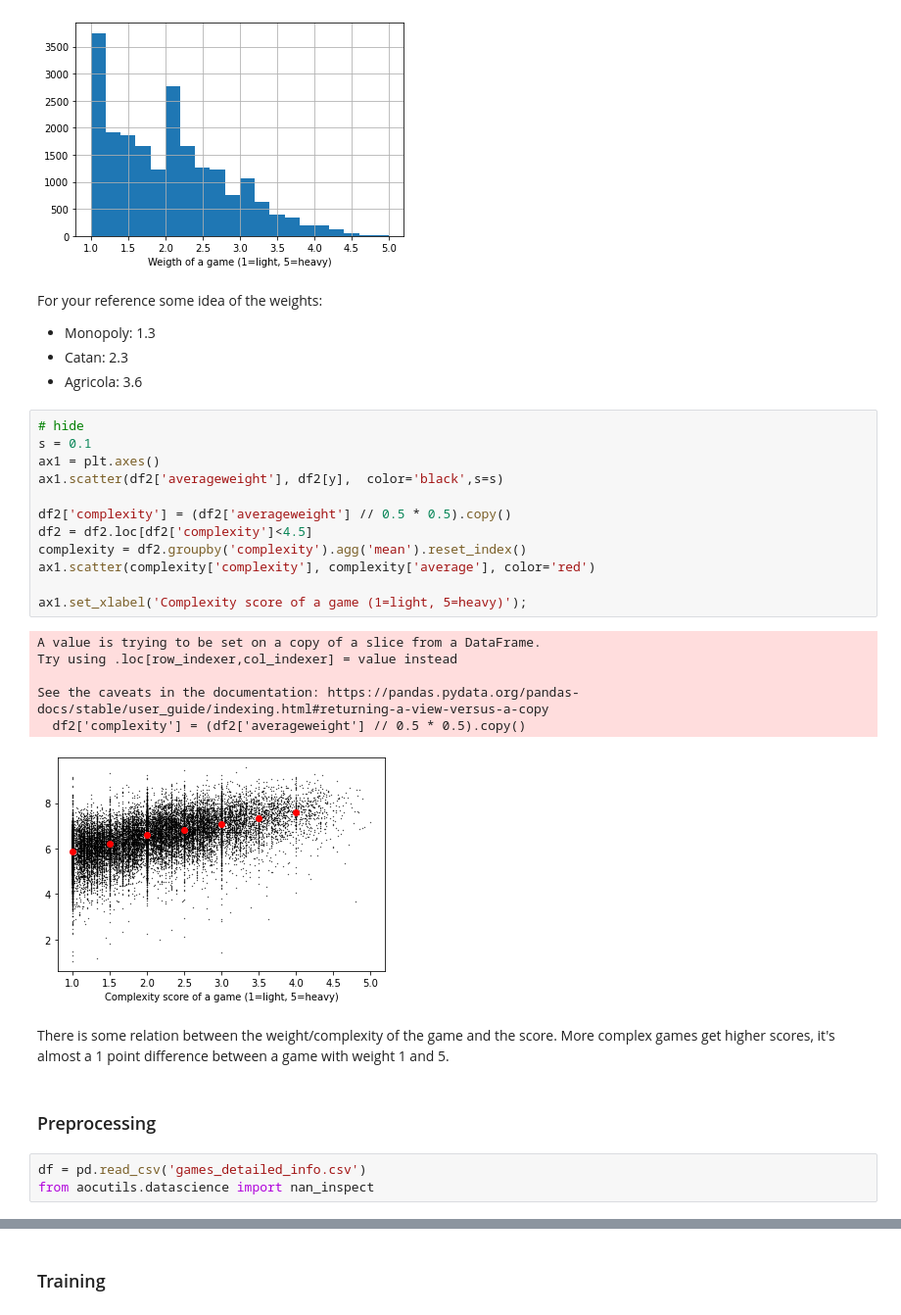
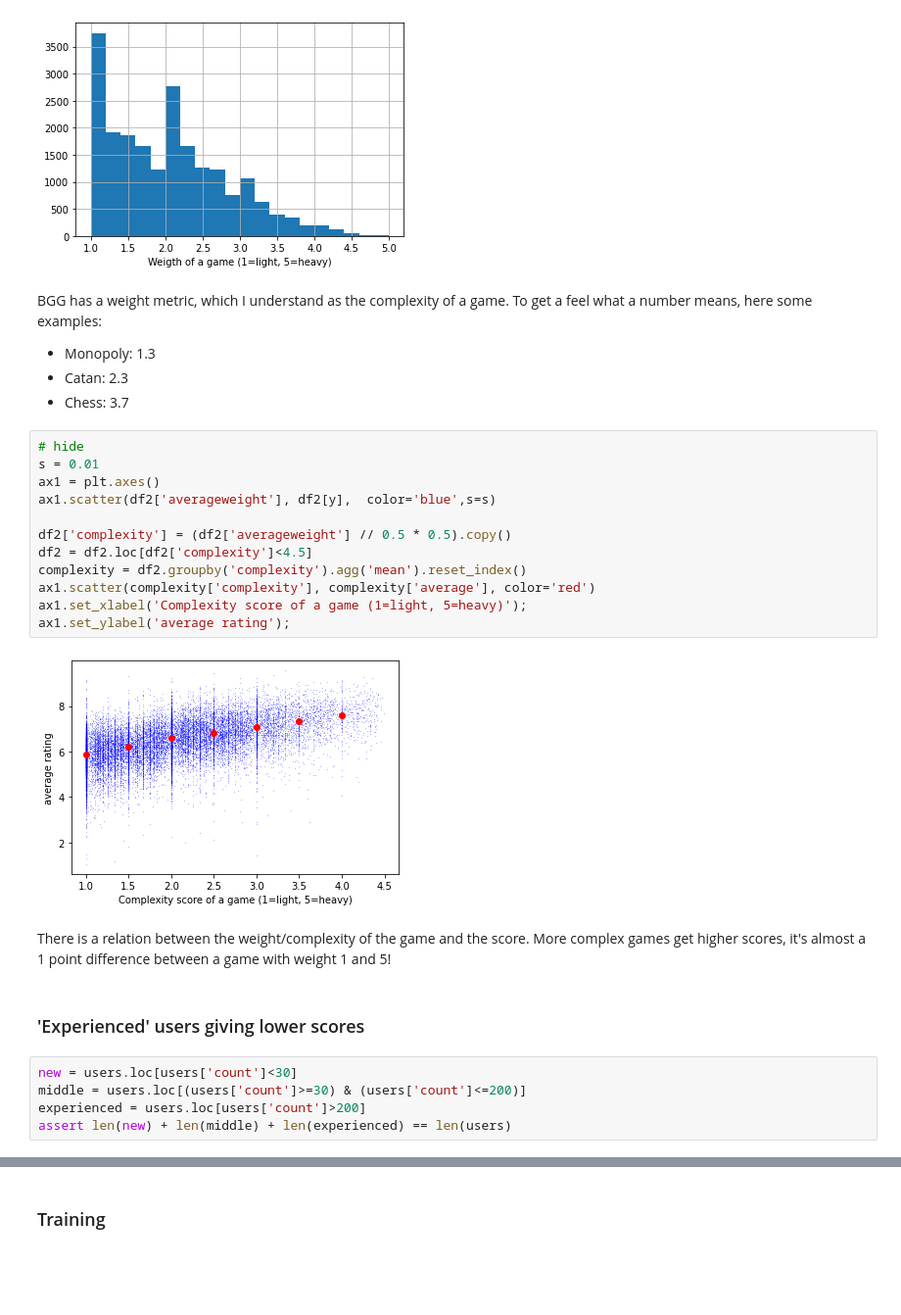
Before and after one commit to jvanelteren/boardgamegeek, a Jupyter notebook: 1Exploratory Data Analysis from housing.ipynb, the cells around one changed output, grey strips where cells are left out. Shown at 98% size. Saved outputs shown, nothing was run; the diff lists cells and outputs as text; blank space fills up the shorter version.

Commit message:
almost finished blog part

```diff
--- a/1Exploratory Data Analysis from housing.ipynb
+++ b/1Exploratory Data Analysis from housing.ipynb
@@ -154,34 +201,31 @@ ax = df2['averageweight'].hist(bins=20)
 ax.set_xlabel('Weigth of a game (1=light, 5=heavy)');
 # %% [output]
 [figure]
-# %% [markdown]
-For your reference some idea of the weights:
-* Monopoly: 1.3
-* Catan: 2.3
-* Agricola: 3.6
+# %% [markdown]
+BGG has a weight metric, which I understand as the complexity of a game. To get a feel what a number means, here some examples:
+* Monopoly: 1.3
+* Catan: 2.3
+* Chess: 3.7
 # %%
 # hide
-s = 0.1
+s = 0.01
 ax1 = plt.axes()
-ax1.scatter(df2['averageweight'], df2[y],  color='black',s=s)
+ax1.scatter(df2['averageweight'], df2[y],  color='blue',s=s)
 
 df2['complexity'] = (df2['averageweight'] // 0.5 * 0.5).copy()
 df2 = df2.loc[df2['complexity']<4.5]
 complexity = df2.groupby('complexity').agg('mean').reset_index()
 ax1.scatter(complexity['complexity'], complexity['average'], color='red')
-
 ax1.set_xlabel('Complexity score of a game (1=light, 5=heavy)');
+ax1.set_ylabel('average rating');
 # %% [output]
-A value is trying to be set on a copy of a slice from a DataFrame.
-Try using .loc[row_indexer,col_indexer] = value instead
-
-See the caveats in the documentation: https://pandas.pydata.org/pandas-docs/stable/user_guide/indexing.html#returning-a-view-versus-a-copy
-  df2['complexity'] = (df2['averageweight'] // 0.5 * 0.5).copy()
-[figure, old version]
+[figure, new version]
 # %% [markdown]
-There is some relation between the weight/complexity of the game and the score. More complex games get higher scores, it's almost a 1 point difference between a game with weight 1 and 5.
+There is a relation between the weight/complexity of the game and the score. More complex games get higher scores, it's almost a 1 point difference between a game with weight 1 and 5!
-# %% [markdown]
-### Preprocessing
-# %%
-df = pd.read_csv('games_detailed_info.csv')
-from aocutils.datascience import nan_inspect
+# %% [markdown]
+### 'Experienced' users giving lower scores
+# %%
+new = users.loc[users['count']<30]
+middle = users.loc[(users['count']>=30) & (users['count']<=200)]
+experienced = users.loc[users['count']>200]
+assert len(new) + len(middle) + len(experienced) == len(users)
```
Also changed, not shown: parts of 44 cells of this notebook, 4 other files.
